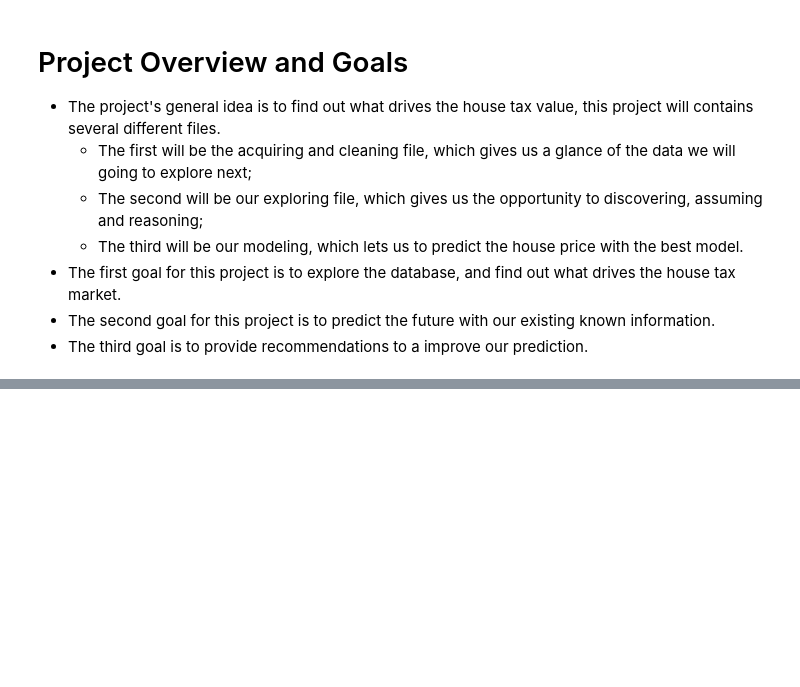
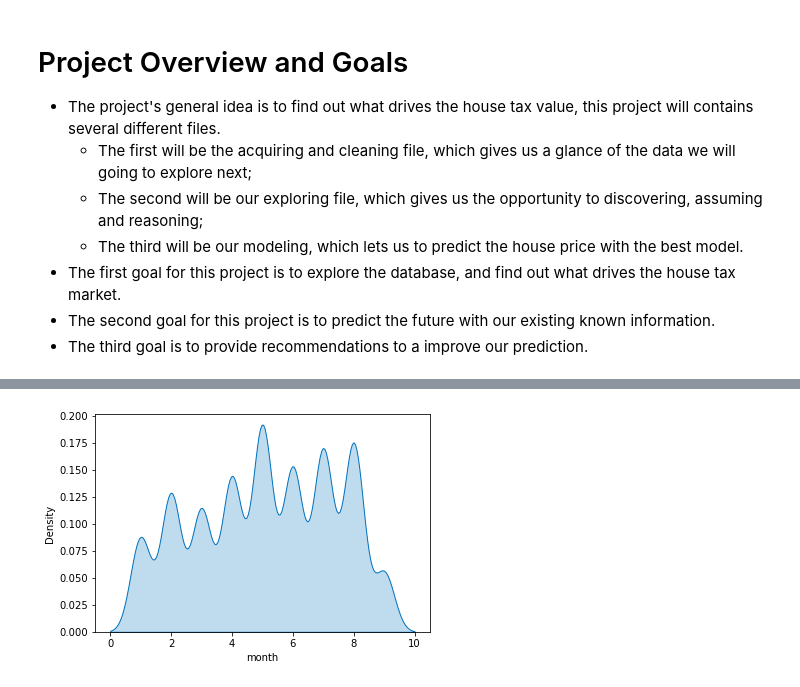
Before and after one commit to QinzhiChen/regression-project, a Jupyter notebook: Final_Report.ipynb, the cells around one changed output, grey strips where cells are left out. Saved outputs shown, nothing was run; the diff lists cells and outputs as text; code cells hidden in the pictures; blank space fills up the shorter version.

```diff
--- a/Final_Report.ipynb
+++ b/Final_Report.ipynb
@@ -72,0 +123,4 @@ zillow_train_scaled
+# %%
+explore.tax_per_month(zillow_train)
+# %% [output]
+[figure, added]
```
Also changed, not shown: parts of 50 cells of this notebook, 5 other files.
